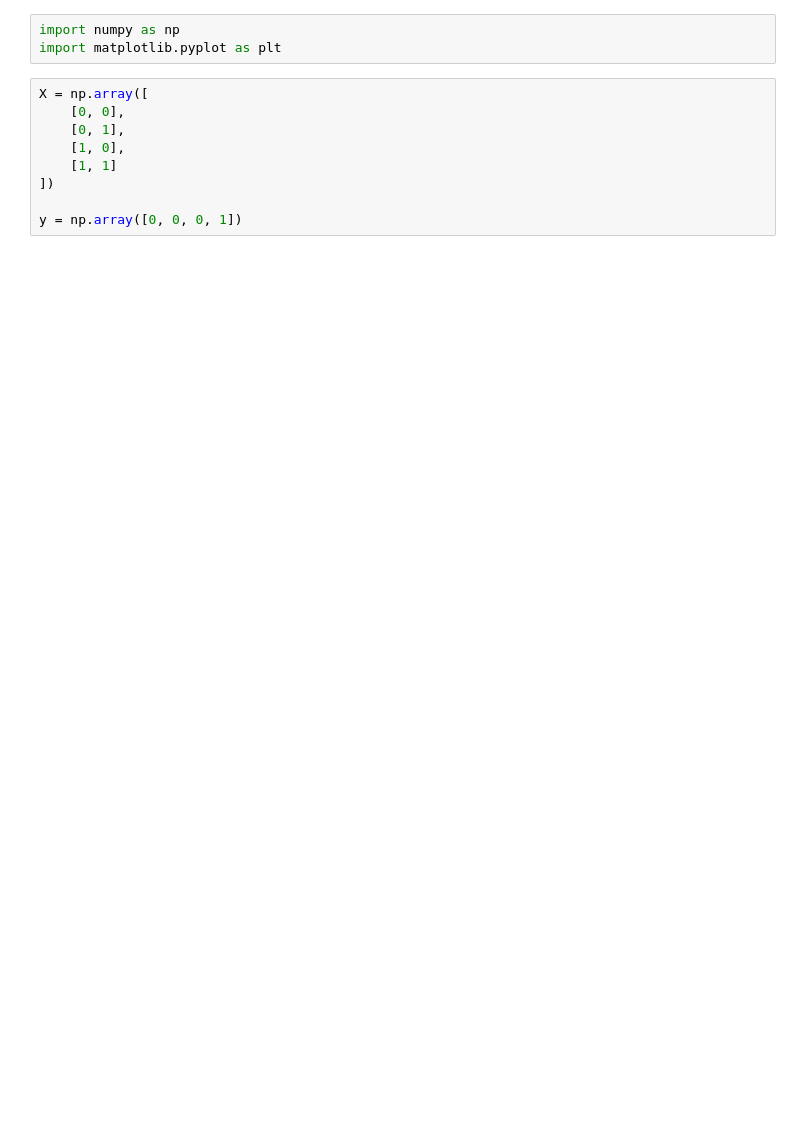
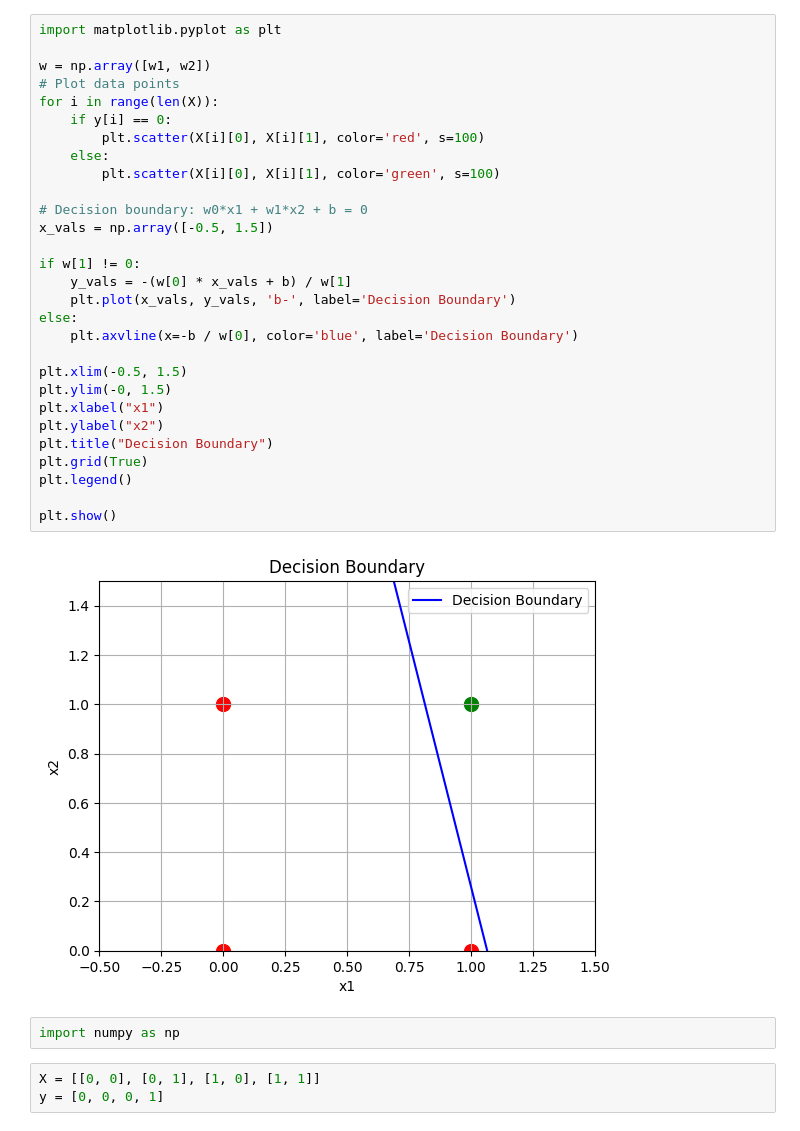
Before and after one commit to meshv-patel/NNDL-2026, a Jupyter notebook: Experiment-1/index.ipynb, the cells around one changed output. Saved outputs shown, nothing was run; the diff lists cells and outputs as text; blank space fills up the shorter version.

```diff
--- a/Experiment-1/index.ipynb
+++ b/Experiment-1/index.ipynb
@@ -1,14 +1,38 @@
+# %%
+import matplotlib.pyplot as plt
+
+w = np.array([w1, w2])
+# Plot data points
+for i in range(len(X)):
+    if y[i] == 0:
+        plt.scatter(X[i][0], X[i][1], color='red', s=100)
+    else:
+        plt.scatter(X[i][0], X[i][1], color='green', s=100)
+
+# Decision boundary: w0*x1 + w1*x2 + b = 0
+x_vals = np.array([-0.5, 1.5])
+
+if w[1] != 0:
+    y_vals = -(w[0] * x_vals + b) / w[1]
+    plt.plot(x_vals, y_vals, 'b-', label='Decision Boundary')
+else:
+    plt.axvline(x=-b / w[0], color='blue', label='Decision Boundary')
+
+plt.xlim(-0.5, 1.5)
+plt.ylim(-0, 1.5)
+plt.xlabel("x1")
+plt.ylabel("x2")
+plt.title("Decision Boundary")
+plt.grid(True)
+plt.legend()
+
+plt.show()
+# %% [output]
+[figure, added]
 # %%
 import numpy as np
-import matplotlib.pyplot as plt
 # %%
-X = np.array([
-    [0, 0],
-    [0, 1],
-    [1, 0],
-    [1, 1]
-])
-
-y = np.array([0, 0, 0, 1])
+X = [[0, 0], [0, 1], [1, 0], [1, 1]]
+y = [0, 0, 0, 1]
 # %%
 class Perceptron:
```
Also changed, not shown: parts of 3 cells of this notebook.
